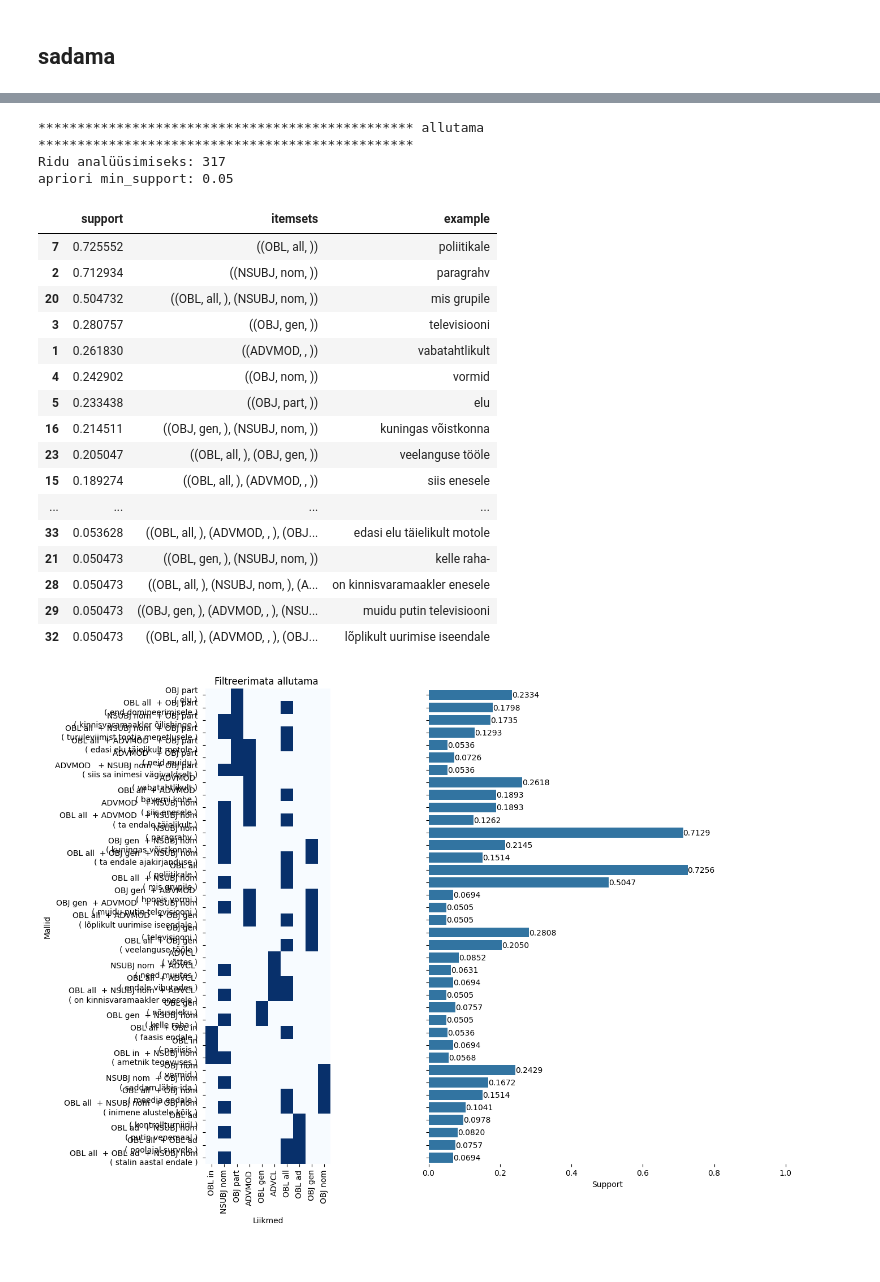
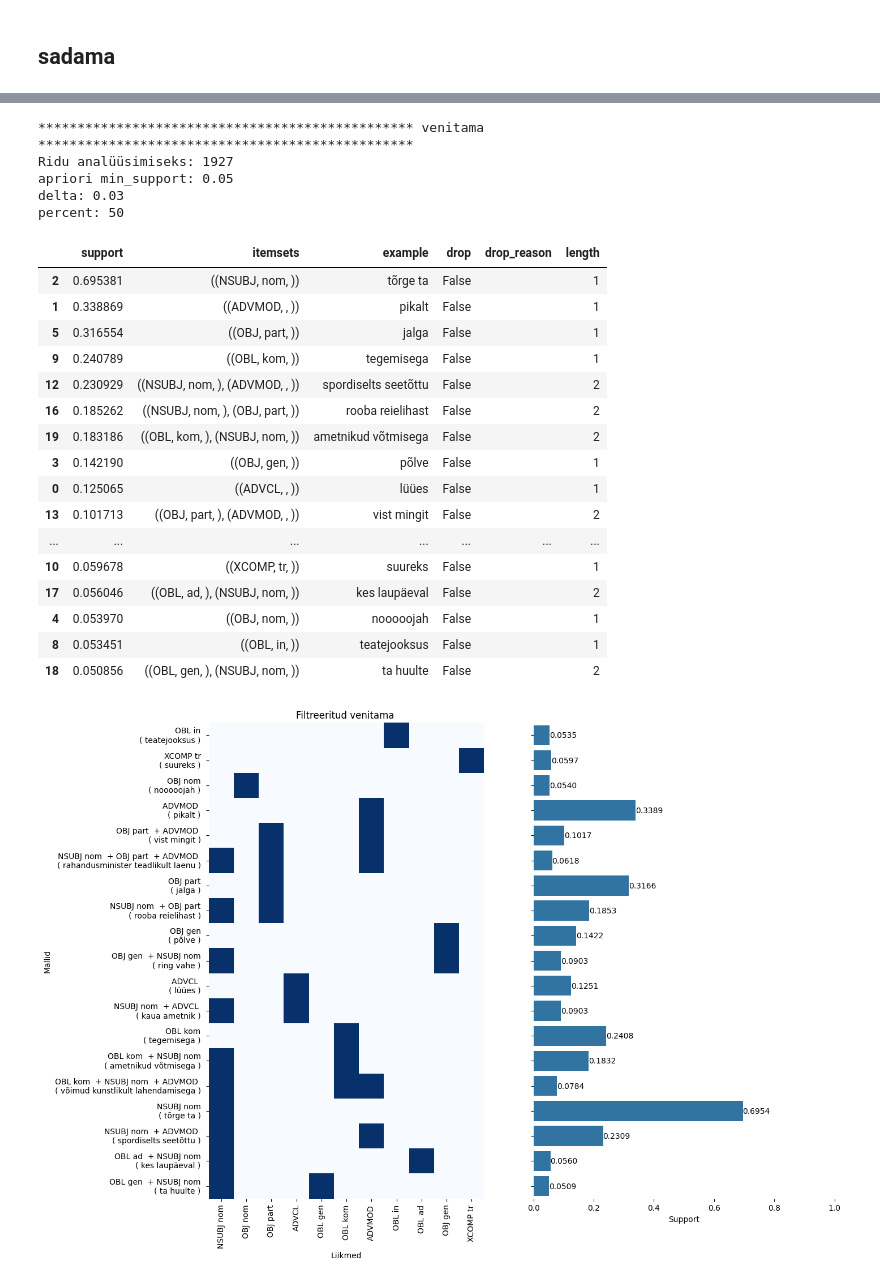
Before and after one commit to estnltk/syntax_experiments, a Jupyter notebook: v30_apriori/apriori_verb.ipynb, the cells around one changed output, grey strips where cells are left out. Saved outputs shown, nothing was run; the diff lists cells and outputs as text; code cells hidden in the pictures.

```diff
--- a/v30_apriori/apriori_verb.ipynb
+++ b/v30_apriori/apriori_verb.ipynb
@@ -63,15 +58,18 @@ Kadri annab täpse järjestuse
 # %%
 
 from V30Apriori import V30
+import pandas as pd
+pd.set_option('display.max_colwidth', 0)
+
 v30 = V30(
     "/Users/rabauti/repos/tu/estnltk/syntax_experiments/syntax_experiments__subcat/v30_verb_transactions/v30_koondkorpus_sentences_indexed.db",
     form_treshold_percent = 20,
     form_treshold_count = 5,
     apriori_min_support=0.05,
     apriori_treshold_delta = 0.03,
-    apriori_treshold_percent=50
+    apriori_treshold_percent=50,
+    datarows_treshold=100000
     )
-v30._form_treshold_percent = 5
 # %% [markdown]
 ## armastama
 # %%
@@ -224,25 +164,27 @@ percent: 50
 # %%
 %%time
-result = v30.make_all(verb='allutama', verb_compound='', examples=True)
+result = v30.make_all(verb='venitama', verb_compound='', examples=True)
 # %% [output]
-************************************************ allutama   ************************************************
-Ridu analüüsimiseks: 317
+************************************************ venitama   ************************************************
+Ridu analüüsimiseks: 1927
 apriori min_support: 0.05
+delta: 0.03
+percent: 50
-|  | support | itemsets | example |
-| 7 | 0.725552 | ((OBL, all, )) | poliitikale |
-| 2 | 0.712934 | ((NSUBJ, nom, )) | paragrahv |
-| 20 | 0.504732 | ((OBL, all, ), (NSUBJ, nom, )) | mis grupile |
-| 3 | 0.280757 | ((OBJ, gen, )) | televisiooni |
-| 1 | 0.261830 | ((ADVMOD, , )) | vabatahtlikult |
-| 4 | 0.242902 | ((OBJ, nom, )) | vormid |
-| 5 | 0.233438 | ((OBJ, part, )) | elu |
-| 16 | 0.214511 | ((OBJ, gen, ), (NSUBJ, nom, )) | kuningas võistkonna |
-| 23 | 0.205047 | ((OBL, all, ), (OBJ, gen, )) | veelanguse tööle |
-| 15 | 0.189274 | ((OBL, all, ), (ADVMOD, , )) | siis enesele |
-| ... | ... | ... | ... |
-| 33 | 0.053628 | ((OBL, all, ), (ADVMOD, , ), (OBJ... | edasi elu täielikult motole |
-| 21 | 0.050473 | ((OBL, gen, ), (NSUBJ, nom, )) | kelle raha- |
-| 28 | 0.050473 | ((OBL, all, ), (NSUBJ, nom, ), (A... | on kinnisvaramaakler enesele |
-| 29 | 0.050473 | ((OBJ, gen, ), (ADVMOD, , ), (NSU... | muidu putin televisiooni |
-| 32 | 0.050473 | ((OBL, all, ), (ADVMOD, , ), (OBJ... | lõplikult uurimise iseendale |
+|  | support | itemsets | example | drop | drop_reason | length |
+| 2 | 0.695381 | ((NSUBJ, nom, )) | tõrge ta | False |  | 1 |
+| 1 | 0.338869 | ((ADVMOD, , )) | pikalt | False |  | 1 |
+| 5 | 0.316554 | ((OBJ, part, )) | jalga | False |  | 1 |
+| 9 | 0.240789 | ((OBL, kom, )) | tegemisega | False |  | 1 |
+| 12 | 0.230929 | ((NSUBJ, nom, ), (ADVMOD, , )) | spordiselts seetõttu | False |  | 2 |
+| 16 | 0.185262 | ((NSUBJ, nom, ), (OBJ, part, )) | rooba reielihast | False |  | 2 |
+| 19 | 0.183186 | ((OBL, kom, ), (NSUBJ, nom, )) | ametnikud võtmisega | False |  | 2 |
+| 3 | 0.142190 | ((OBJ, gen, )) | põlve | False |  | 1 |
+| 0 | 0.125065 | ((ADVCL, , )) | lüües | False |  | 1 |
+| 13 | 0.101713 | ((OBJ, part, ), (ADVMOD, , )) | vist mingit | False |  | 2 |
+| ... | ... | ... | ... | ... | ... | ... |
+| 10 | 0.059678 | ((XCOMP, tr, )) | suureks | False |  | 1 |
+| 17 | 0.056046 | ((OBL, ad, ), (NSUBJ, nom, )) | kes laupäeval | False |  | 2 |
+| 4 | 0.053970 | ((OBJ, nom, )) | nooooojah | False |  | 1 |
+| 8 | 0.053451 | ((OBL, in, )) | teatejooksus | False |  | 1 |
+| 18 | 0.050856 | ((OBL, gen, ), (NSUBJ, nom, )) | ta huulte | False |  | 2 |
-[figure, old version]
+[figure, new version]
```
Also changed, not shown: parts of 6 cells of this notebook, 1 other file.
